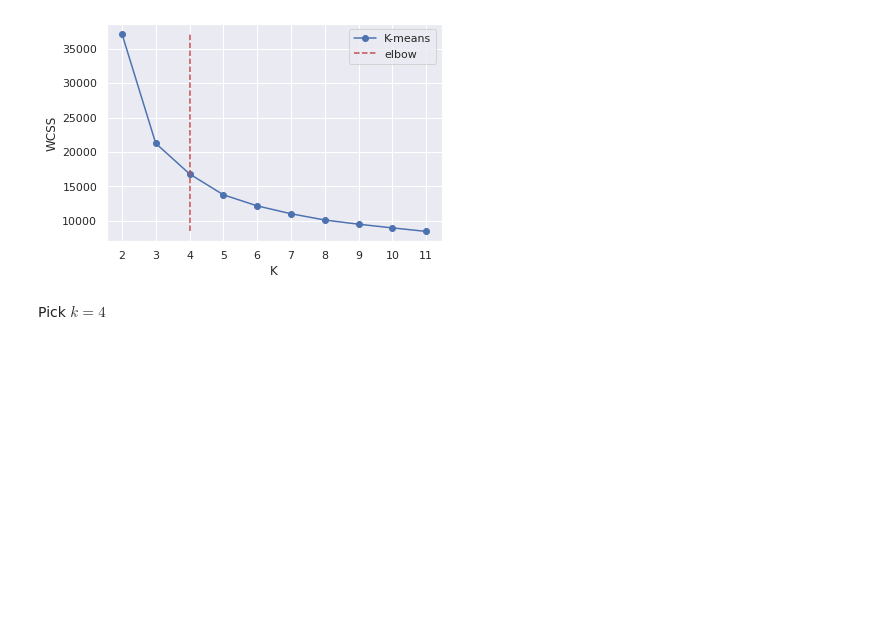
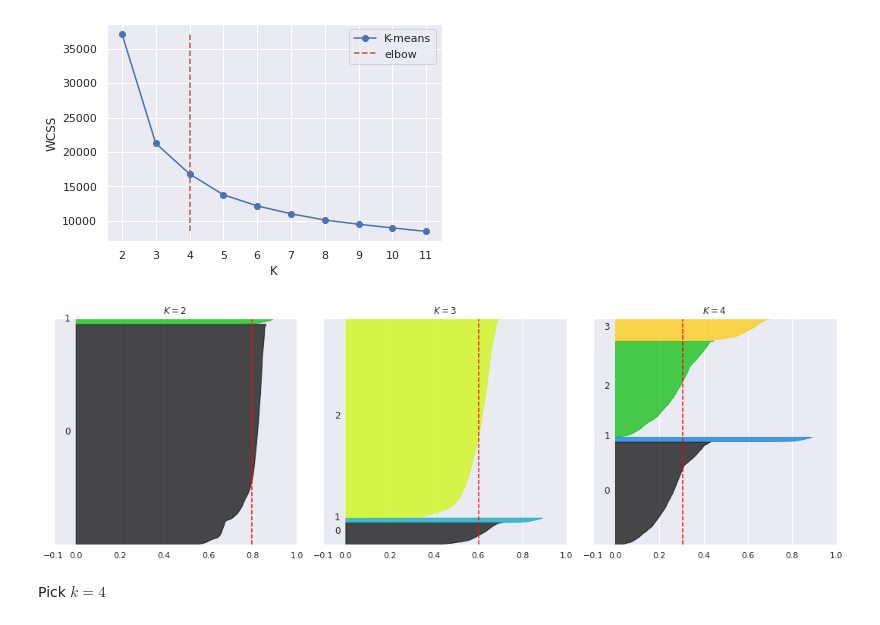
Before and after one commit to gerzin/mlem, a Jupyter notebook: notebooks/datasets/AdultDatasetPreparation.ipynb, the cells around one changed output. Saved outputs shown, nothing was run; the diff lists cells and outputs as text; code cells hidden in the pictures; blank space fills up the shorter version.

```diff
--- a/notebooks/datasets/AdultDatasetPreparation.ipynb
+++ b/notebooks/datasets/AdultDatasetPreparation.ipynb
@@ -258,6 +309,10 @@ plt.legend()
 plt.show()
 # %% [output]
 [figure]
+# %%
+plot_silouette(ones[NUMERICAL_FEATURES], models_1[:3])
+# %% [output]
+[figure, added]
 # %% [markdown]
 Pick $k=4$
 # %%
```
Also changed, not shown: parts of 5 cells of this notebook.
